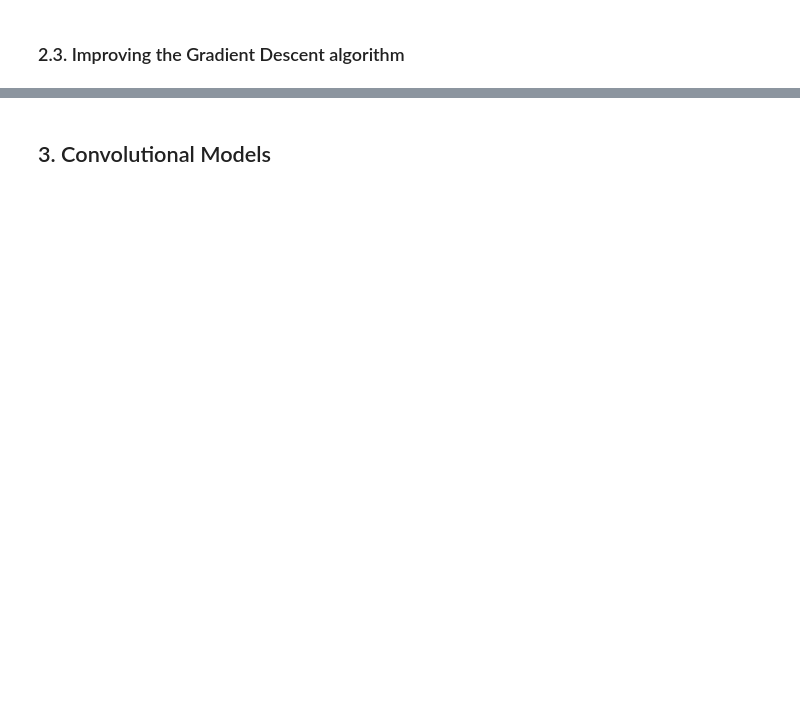
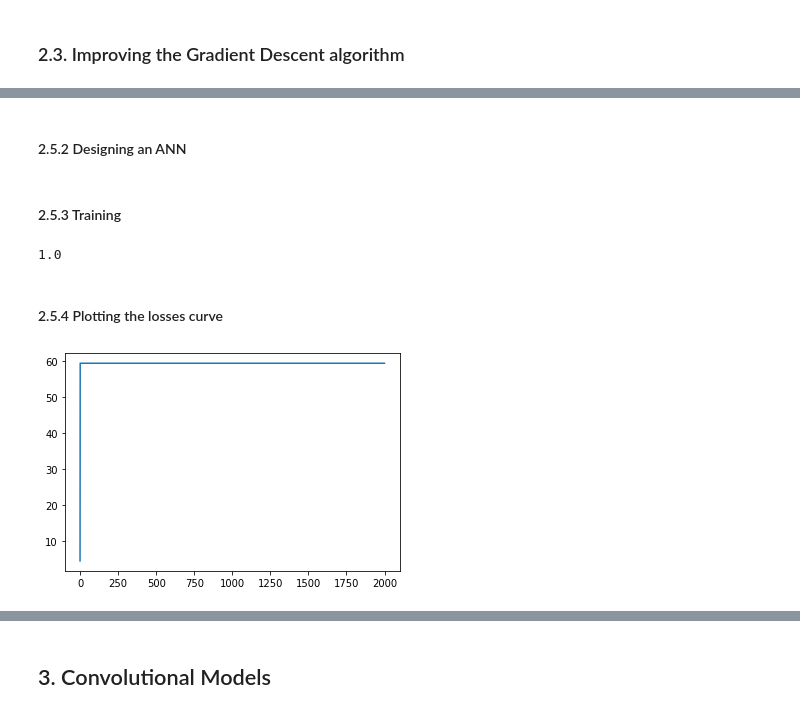
Before and after one commit to Taib/Introduction-to-ML, a Jupyter notebook: Lect_03.ipynb, the cells around one changed output, grey strips where cells are left out. Saved outputs shown, nothing was run; the diff lists cells and outputs as text; code cells hidden in the pictures; blank space fills up the shorter version.

```diff
--- a/Lect_03.ipynb
+++ b/Lect_03.ipynb
@@ -394,0 +1090,27 @@ $$ \mathcal{L}(\theta) = - \sum_{k=1}^C {\mathbb{1}\{y=k\}} \log f(\mathbf{x}; \
+# %%
+from sklearn.datasets import make_blobs, make_circles
+import pylab as plt
+#X, y = make_blobs(n_samples=50, centers=2)
+X, y = make_circles(100, factor=.2, noise=.1)
+# %% [markdown]
+#### 2.5.2 Designing an ANN
+# %%
+my_mlp = NN(X.shape)
+my_mlp.add_layer(DenseLayer(10, activation="relu"))
+my_mlp.add_layer(DenseLayer(100, activation="relu"))
+my_mlp.add_layer(DenseLayer(1, activation="sigmoid"))
+my_mlp.compile_model(BinaryCrossEntropyLoss, SGDOptimizer(lr=.1, rho=0.9))
+# %% [markdown]
+#### 2.5.3 Training
+# %%
+my_mlp.fit(X, y, 2000)
+print("score = ", np.mean(np.squeeze(my_mlp.predict(X) >=0.5).astype(float) == y))
+# %% [output]
+1.0
+# %% [markdown]
+#### 2.5.4 Plotting the losses curve
+# %%
+plt.plot(range(len(my_mlp.losses)), my_mlp.losses);
+plt.show()
+# %% [output]
+[figure, added]
```
Also changed, not shown: parts of 68 cells of this notebook, 6 other files.
